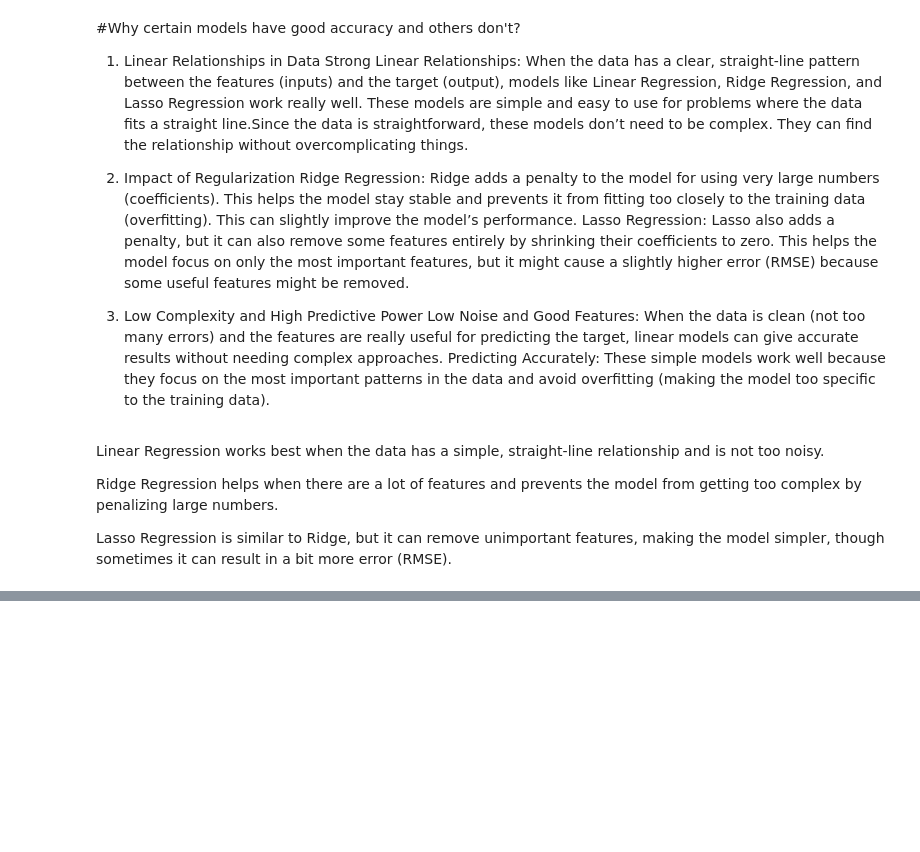
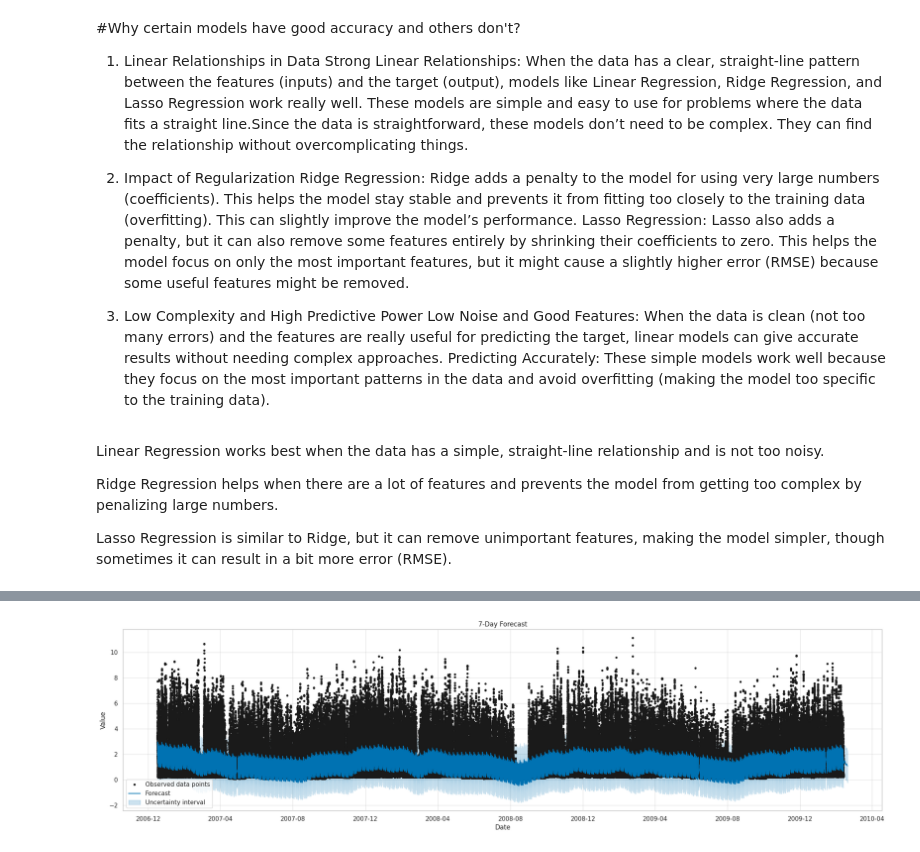
Before and after one commit to AechGit/Energy-Consumption-Project-Springboard, a Jupyter notebook: Hitesh_Energy_consumption_Prediction.ipynb, the cells around one changed output, grey strips where cells are left out. Cells and saved outputs as stored; diff of their text form; code cells hidden in the pictures; blank space fills up the shorter version.

```diff
--- a/Hitesh_Energy_consumption_Prediction.ipynb
+++ b/Hitesh_Energy_consumption_Prediction.ipynb
@@ -677,0 +835,20 @@ Lasso Regression is similar to Ridge, but it can remove unimportant features, ma
+# %%
+# Convert invalid entries in 'y' column to NaN
+train_df['y'] = pd.to_numeric(train_df['y'], errors='coerce')
+
+# Check for NaN values
+print(train_df.isnull().sum())
+
+# Drop rows with NaN in 'y'
+train_df.dropna(subset=['y'], inplace=True)
+
+# Fit the Prophet model
+model = Prophet()
+model.fit(train_df)
+
+
+future_dates_7days = model.make_future_dataframe(periods=7) # weekly prediction
+future_dates_30days = model.make_future_dataframe(periods=30) # monthly prediction
+
+predictions_7days = model.predict(future_dates_7days)
+predictions_30days = model.predict(future_dates_30days)
@@ -677,0 +888,10 @@ Lasso Regression is similar to Ridge, but it can remove unimportant features, ma
+# %%
+fig, ax = plt.subplots(figsize=(25, 6))
+model.plot(predictions_7days, ax=ax)
+plt.title('7-Day Forecast')
+plt.xlabel('Date')
+plt.ylabel('Value')
+plt.legend()
+plt.show()
+# %% [output]
+[figure, added]
```
Also changed, not shown: parts of 32 cells of this notebook.
